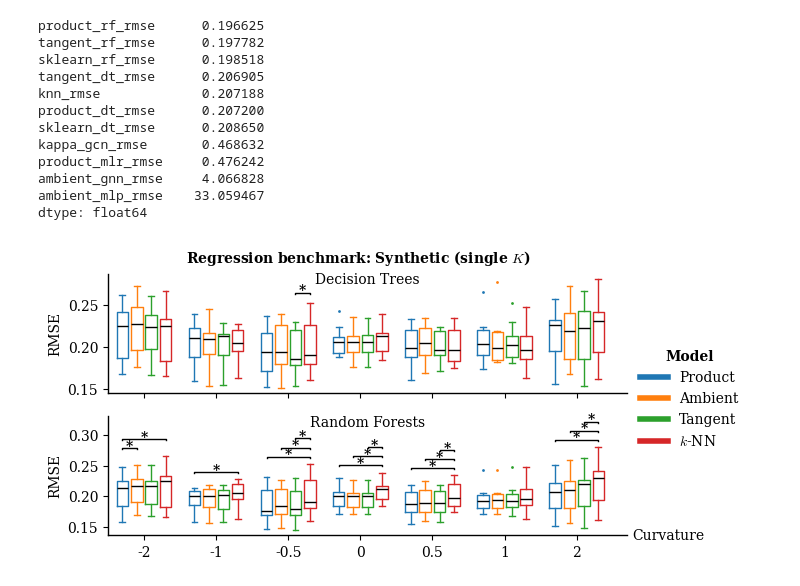
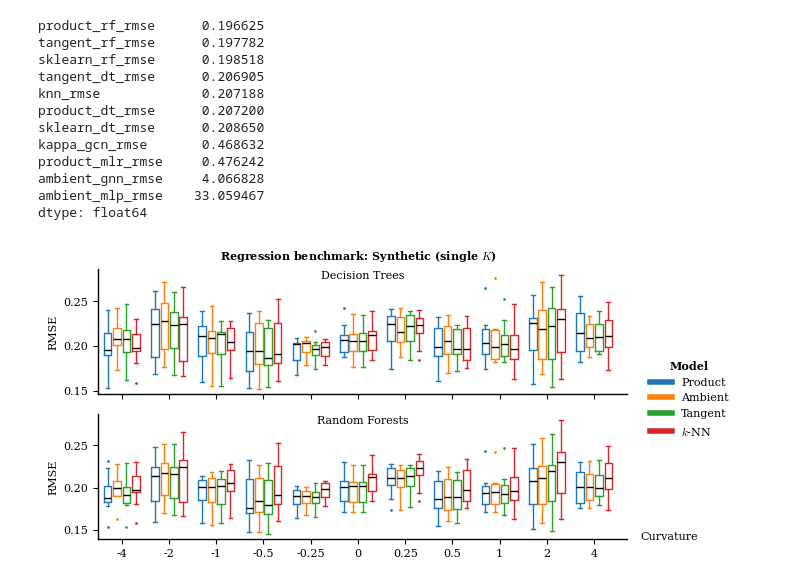
Before and after one commit to dydact/manify, a Jupyter notebook: notebooks/26_benchmark_single_curvature_gaussian.ipynb, the cells around one changed output. Cells and saved outputs as stored; diff of their text form; code cells hidden in the pictures.

```diff
--- a/notebooks/26_benchmark_single_curvature_gaussian.ipynb
+++ b/notebooks/26_benchmark_single_curvature_gaussian.ipynb
@@ -192,12 +192,12 @@ SUFFIX = "f1-micro" if TASK == "classification" else "rmse"
 Y_LABEL = "$F_1$ Score" if TASK == "classification" else "RMSE"
 
 results = pd.read_csv(f"../data/results_icml/{TASK}_single_curvature.tsv", sep="\t")
-# CURVATURES = [-4, -2, -1, -0.5, -0.25, 0, 0.25, 0.5, 1, 2, 4]
-CURVATURES = [-2, -1, -0.5, 0, 0.5, 1, 2]
+CURVATURES = [-4, -2, -1, -0.5, -0.25, 0, 0.25, 0.5, 1, 2, 4]
+# CURVATURES = [-2, -1, -0.5, 0, 0.5, 1, 2]
 
 AST_SPACING = 0.1
 LW = 1
-FONTSIZE = 10
+FONTSIZE = 8
 
 
 def test(x, y):
@@ -222,8 +222,8 @@ model_names2 = ["Product RF", "Euclidean RF\n(ambient)", "Euclidean RF\n(tangent
 # model_names3 = ["k-Nearest Neighbors", "Perceptron", "Support Vector Classifier"]
 # models3 = ["knn", "ambient_mlp", "kappa_gcn"]
 # model_names3 = ["$k$-Nearest\nNeighbors", "MLP", "$\kappa$-GCN"]
-models3 = ["knn"]#, "product_mlr", "kappa_gcn"]
-model_names3 = ["$k$-NN"]#, "Geodesic regression", "$\kappa$-GCN"]
+models3 = ["knn"]
+model_names3 = ["$k$-NN"]
 colors = [f"C{i}" for i in range(len(models1 + models3))]
 
 # Critical p-value depends on false discovery correction
@@ -273,29 +273,29 @@ for ax, models, model_names in zip(
             p_vals = [test(res[models[i]], res[models[j]]) for res in results_K]
             em = ymax - ymin
 
-            for k, p_val in enumerate(p_vals):
-                if (SIGNIFICANCE == "ns" and p_val > CRITICAL_VAL) or (SIGNIFICANCE == "sig" and p_val < CRITICAL_VAL):
-                    x1, x2 = x_vals[k] + i, x_vals[k] + j
-                    height = results[results["curvature"] == CURVATURES[k]][models].max().max() + AST_SPACING * em * (
-                        heights[k] + 1
-                    )
-                    annotation = "*" if SIGNIFICANCE == "sig" else "ns"
-                    ax.text(
-                        s=annotation,
-                        x=(x1 + x2) / 2,
-                        y=height,
-                        ha="center",
-                        va="center",
-                        color="black",
-                        fontdict={"weight": "bold", "size": FONTSIZE},
-                    )
-                    ax.plot(
-                        [x1, x1, x2, x2],
-                        [height - 0.03 * em, height - 0.02 * em, height - 0.02 * em, height - 0.03 * em],
-                        lw=LW,
-                        color="black",
-                    )
-                    heights[k] += 1
+            # for k, p_val in enumerate(p_vals):
+            #     if (SIGNIFICANCE == "ns" and p_val > CRITICAL_VAL) or (SIGNIFICANCE == "sig" and p_val < CRITICAL_VAL):
+            #         x1, x2 = x_vals[k] + i, x_vals[k] + j
+            #         height = results[results["curvature"] == CURVATURES[k]][models].max().max() + AST_SPACING * em * (
+            #             heights[k] + 1
+            #         )
+            #         annotation = "*" if SIGNIFICANCE == "sig" else "ns"
+            #         ax.text(
+            #             s=annotation,
+            #             x=(x1 + x2) / 2,
+            #             y=height,
+            #             ha="center",
+            #             va="center",
+            #             color="black",
+            #             fontdict={"weight": "bold", "size": FONTSIZE},
+            #         )
+            #         ax.plot(
+            #             [x1, x1, x2, x2],
+            #             [height - 0.03 * em, height - 0.02 * em, height - 0.02 * em, height - 0.03 * em],
+            #             lw=LW,
+            #             color="black",
+            #         )
+            #         heights[k] += 1
 
     # Fix y-lim and remove top/right spines; make background transparent
     ax.patch.set_alpha(0)
@@ -351,33 +351,33 @@ legend_ax.legend(
     # [bp["boxes"][0] for bp in bps],
     [mpl.lines.Line2D([0], [0], color=color, lw=LW * 4) for color in colors],
     # ["Product", "Ambient", "Tangent", "$k$-NN", "MLP", "$\kappa$-GCN"],
-    ["Product", "Ambient", "Tangent", "$k$-NN"],#, "Geodesic\nregression", "$\kappa$-GCN"],
+    ["Product", "Ambient", "Tangent", "$k$-NN"],
     fontsize=FONTSIZE,
     frameon=False,
     title="Model",
     loc="center",
     title_fontproperties={"weight": "bold", "size": FONTSIZE},
 )
 
 # Move label for x-axis to the right of the plot
 axs[1].xaxis.set_label_coords(1.08, 0.06)
 
 # plt.xlim(-1, len(CURVATURES) * (len(models1 + models3) + 1))
 plt.suptitle(
     f"{TASK.capitalize()} benchmark: Synthetic (single $K$)", fontsize=FONTSIZE, fontweight="bold", position=(0.5, 0.93)
 )
 
 plt.tight_layout()
 
 # Broken y-axis
 # axs[0].set_ylim(0, 2)
 # axs[1].set_ylim(0, 2)
 
 # Save as pdf
 plt.savefig(
     f"../figures/single_curvature_{TASK}.pdf",
     bbox_inches="tight",
 )
 plt.show()
 # %% [output]
-[figure, old version]
+[figure, new version]
```
Also changed, not shown: 9 other files.
